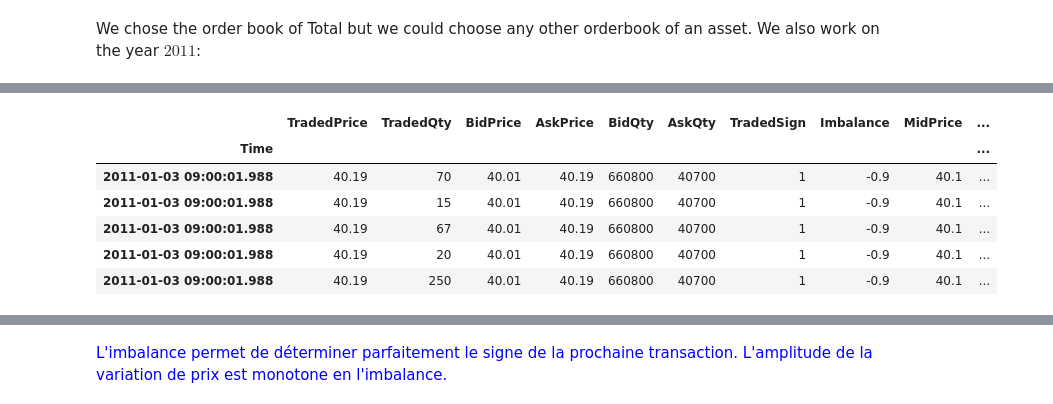
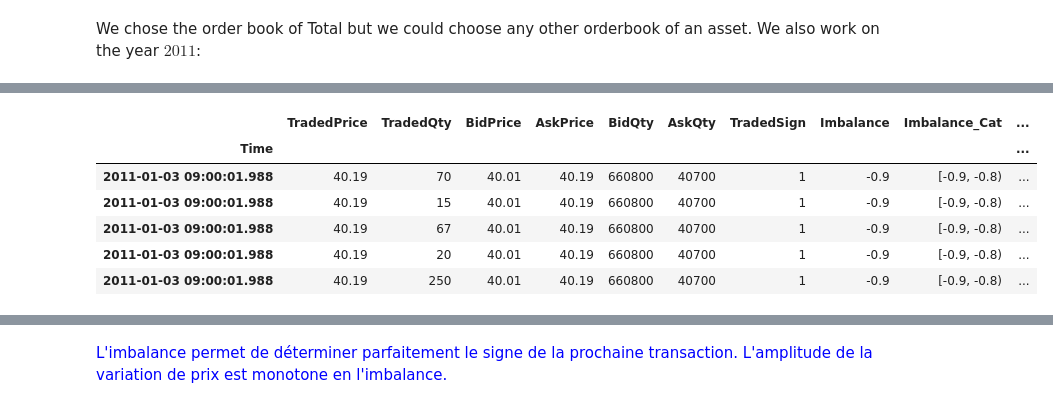
Before and after one commit to hedsto/predictive-power-of-imbalance, a Jupyter notebook: predictive_power_of_imbalance.ipynb, the cells around one changed output, grey strips where cells are left out. Cells and saved outputs as stored; diff of their text form; code cells hidden in the pictures.

```diff
--- a/predictive_power_of_imbalance.ipynb
+++ b/predictive_power_of_imbalance.ipynb
@@ -46,17 +46,17 @@ df_asset.head()
 # %%
 df_asset['Imbalance'] = ((df_asset.AskQty - df_asset.BidQty)/(df_asset.AskQty + df_asset.BidQty)).round(decimals = 1)
 df_asset['Imbalance_Cat'] = pd.cut(df_asset.Imbalance, np.linspace(-1.0,1.0,21),right=False)
 for h in range(1,11):
-    df_asset['diff_'+str(h)] = - 100* 100 * df.TradedPrice.diff(periods=h) / df.TradedPrice
+    df_asset['diff_'+str(h)] = - 100* 100 * df_asset.TradedPrice.diff(periods=h) / df_asset.TradedPrice
 df_asset.head()
 # %% [output]
-|  | TradedPrice | TradedQty | BidPrice | AskPrice | BidQty | AskQty | TradedSign | Imbalance | MidPrice | ... |
+|  | TradedPrice | TradedQty | BidPrice | AskPrice | BidQty | AskQty | TradedSign | Imbalance | Imbalance_Cat | ... |
 | Time |  |  |  |  |  |  |  |  |  | ... |
-| 2011-01-03 09:00:01.988 | 40.19 | 70 | 40.01 | 40.19 | 660800 | 40700 | 1 | -0.9 | 40.1 | ... |
-| 2011-01-03 09:00:01.988 | 40.19 | 15 | 40.01 | 40.19 | 660800 | 40700 | 1 | -0.9 | 40.1 | ... |
-| 2011-01-03 09:00:01.988 | 40.19 | 67 | 40.01 | 40.19 | 660800 | 40700 | 1 | -0.9 | 40.1 | ... |
-| 2011-01-03 09:00:01.988 | 40.19 | 20 | 40.01 | 40.19 | 660800 | 40700 | 1 | -0.9 | 40.1 | ... |
-| 2011-01-03 09:00:01.988 | 40.19 | 250 | 40.01 | 40.19 | 660800 | 40700 | 1 | -0.9 | 40.1 | ... |
+| 2011-01-03 09:00:01.988 | 40.19 | 70 | 40.01 | 40.19 | 660800 | 40700 | 1 | -0.9 | [-0.9, -0.8) | ... |
+| 2011-01-03 09:00:01.988 | 40.19 | 15 | 40.01 | 40.19 | 660800 | 40700 | 1 | -0.9 | [-0.9, -0.8) | ... |
+| 2011-01-03 09:00:01.988 | 40.19 | 67 | 40.01 | 40.19 | 660800 | 40700 | 1 | -0.9 | [-0.9, -0.8) | ... |
+| 2011-01-03 09:00:01.988 | 40.19 | 20 | 40.01 | 40.19 | 660800 | 40700 | 1 | -0.9 | [-0.9, -0.8) | ... |
+| 2011-01-03 09:00:01.988 | 40.19 | 250 | 40.01 | 40.19 | 660800 | 40700 | 1 | -0.9 | [-0.9, -0.8) | ... |
 # %%
 Y = []
 for h in range(1,11):
```
Also changed, not shown: parts of 46 cells of this notebook.
